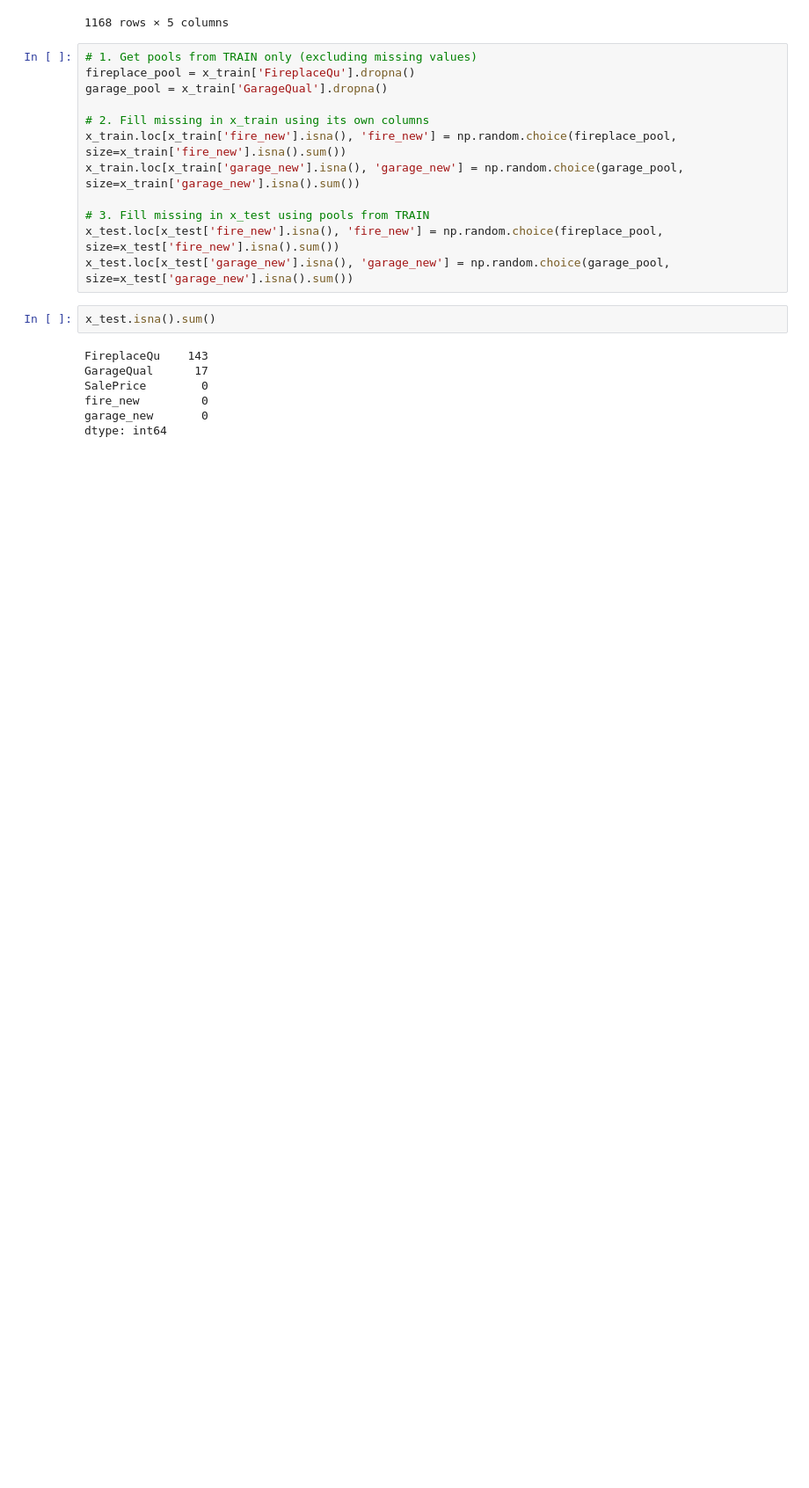
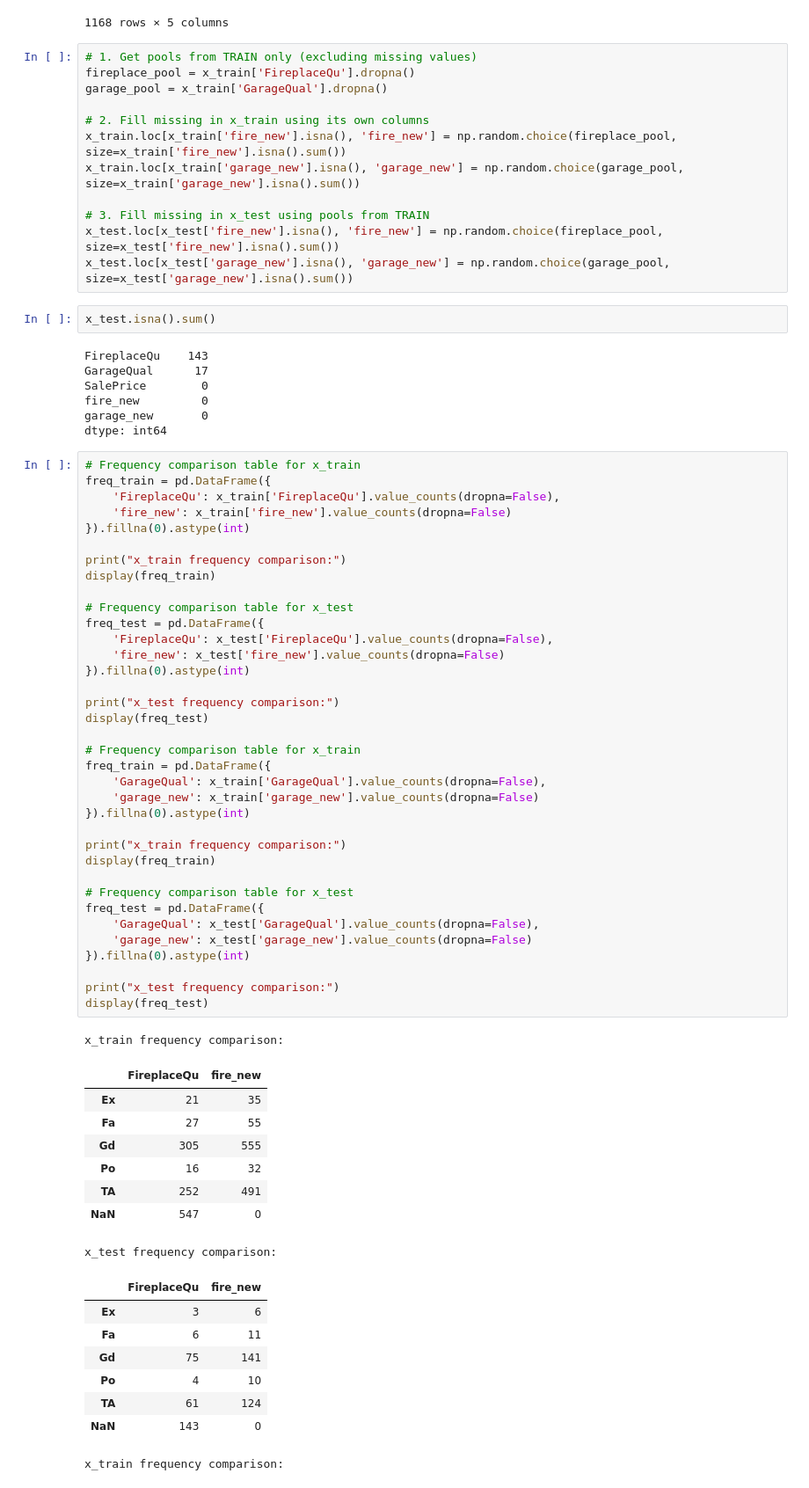
Before and after one commit to HirenGajjar/ai-ml, a Jupyter notebook: 38_handle_indicator/index.ipynb, the cells around one changed output. Shown at 88% size. Cells and saved outputs as stored; diff of their text form; blank space fills up the shorter version.

```diff
--- a/38_handle_indicator/index.ipynb
+++ b/38_handle_indicator/index.ipynb
@@ -208,3 +208,57 @@ SalePrice        0
 fire_new         0
 garage_new       0
 dtype: int64
+# %%
+# Frequency comparison table for x_train
+freq_train = pd.DataFrame({
+    'FireplaceQu': x_train['FireplaceQu'].value_counts(dropna=False),
+    'fire_new': x_train['fire_new'].value_counts(dropna=False)
+}).fillna(0).astype(int)
+
+print("x_train frequency comparison:")
+display(freq_train)
+
+# Frequency comparison table for x_test
+freq_test = pd.DataFrame({
+    'FireplaceQu': x_test['FireplaceQu'].value_counts(dropna=False),
+    'fire_new': x_test['fire_new'].value_counts(dropna=False)
+}).fillna(0).astype(int)
+
+print("x_test frequency comparison:")
+display(freq_test)
+
+# Frequency comparison table for x_train
+freq_train = pd.DataFrame({
+    'GarageQual': x_train['GarageQual'].value_counts(dropna=False),
+    'garage_new': x_train['garage_new'].value_counts(dropna=False)
+}).fillna(0).astype(int)
+
+print("x_train frequency comparison:")
+display(freq_train)
+
+# Frequency comparison table for x_test
+freq_test = pd.DataFrame({
+    'GarageQual': x_test['GarageQual'].value_counts(dropna=False),
+    'garage_new': x_test['garage_new'].value_counts(dropna=False)
+}).fillna(0).astype(int)
+
+print("x_test frequency comparison:")
+display(freq_test)
+# %% [output]
+x_train frequency comparison:
+|  | FireplaceQu | fire_new |
+| Ex | 21 | 35 |
+| Fa | 27 | 55 |
+| Gd | 305 | 555 |
+| Po | 16 | 32 |
+| TA | 252 | 491 |
+| NaN | 547 | 0 |
+x_test frequency comparison:
+|  | FireplaceQu | fire_new |
+| Ex | 3 | 6 |
+| Fa | 6 | 11 |
+| Gd | 75 | 141 |
+| Po | 4 | 10 |
+| TA | 61 | 124 |
+| NaN | 143 | 0 |
+x_train frequency comparison:
```
Also changed, not shown: parts of 2 cells of this notebook, 1 other file.
